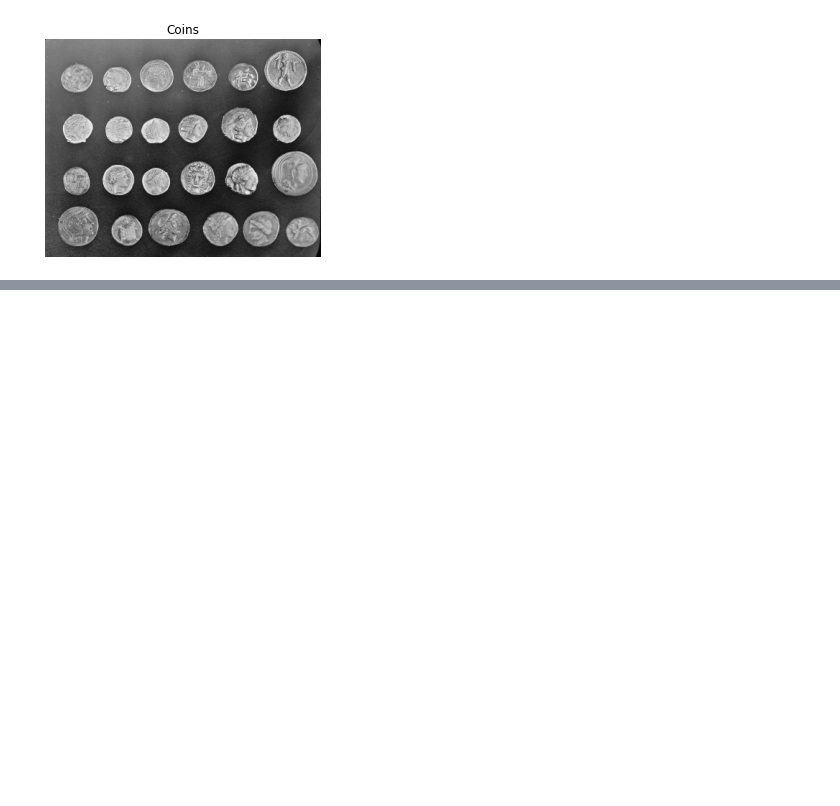
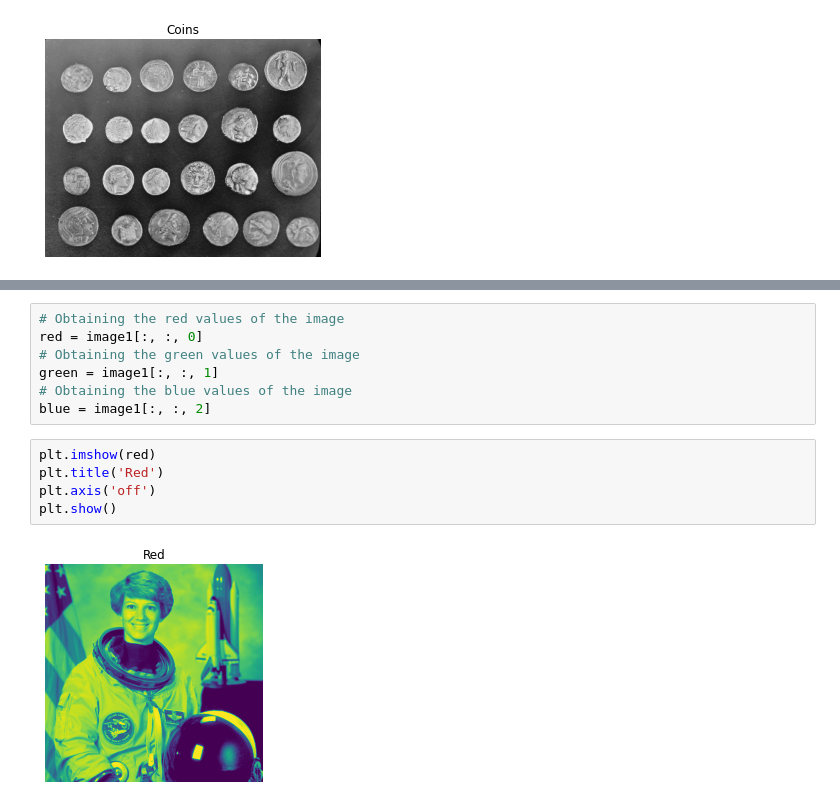
Before and after one commit to MohebZandi/Comupter_Vision, a Jupyter notebook: Image_processing_Data_Camp_1.ipynb, the cells around one changed output, grey strips where cells are left out. Saved outputs shown, nothing was run; the diff lists cells and outputs as text; blank space fills up the shorter version.

```diff
--- a/Image_processing_Data_Camp_1.ipynb
+++ b/Image_processing_Data_Camp_1.ipynb
@@ -27,0 +53,14 @@ show_image(coins_image, title='Coins')
+# %%
+# Obtaining the red values of the image
+red = image1[:, :, 0]
+# Obtaining the green values of the image
+green = image1[:, :, 1]
+# Obtaining the blue values of the image
+blue = image1[:, :, 2]
+# %%
+plt.imshow(red)
+plt.title('Red')
+plt.axis('off')
+plt.show()
+# %% [output]
+[figure, added]
```
Also changed, not shown: parts of 11 cells of this notebook.
